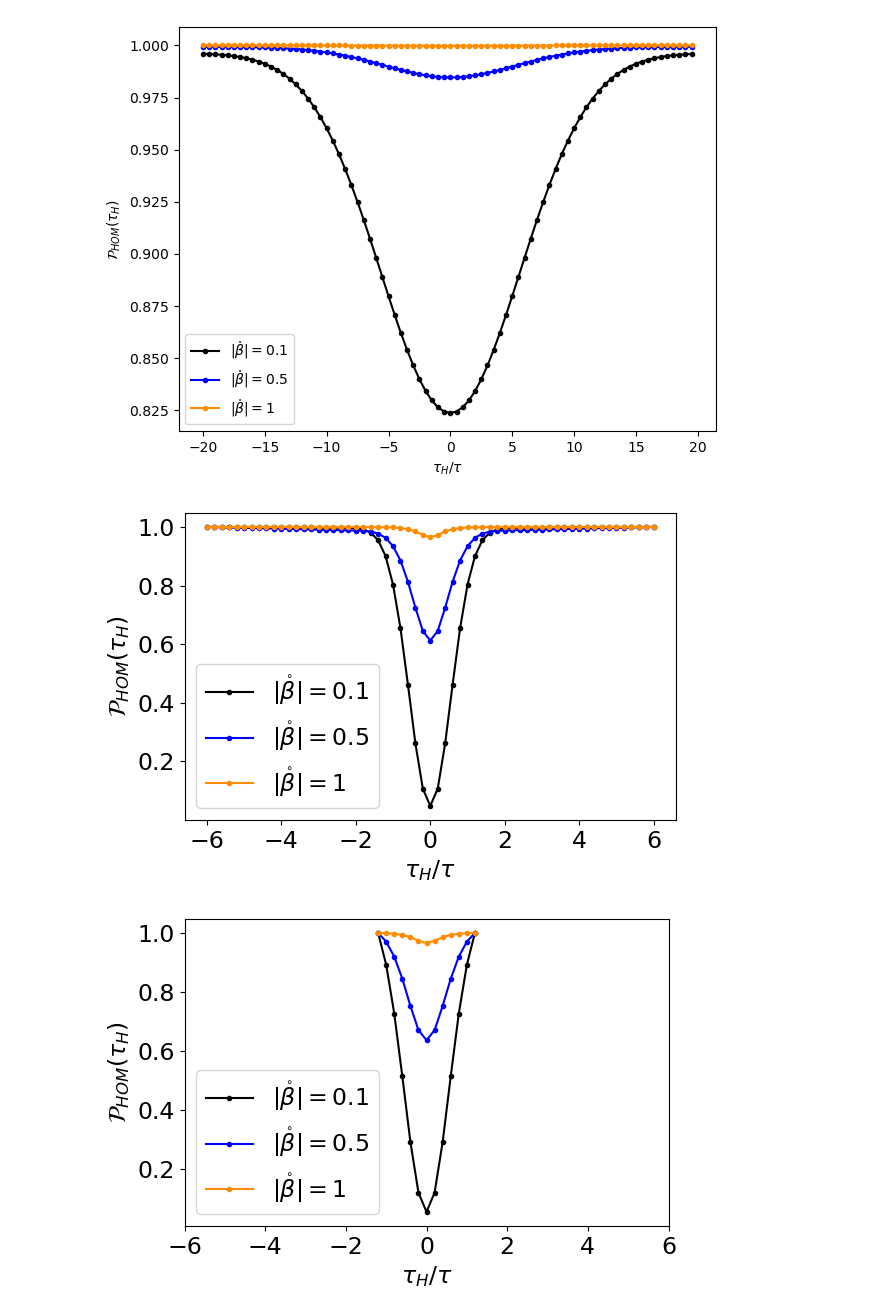
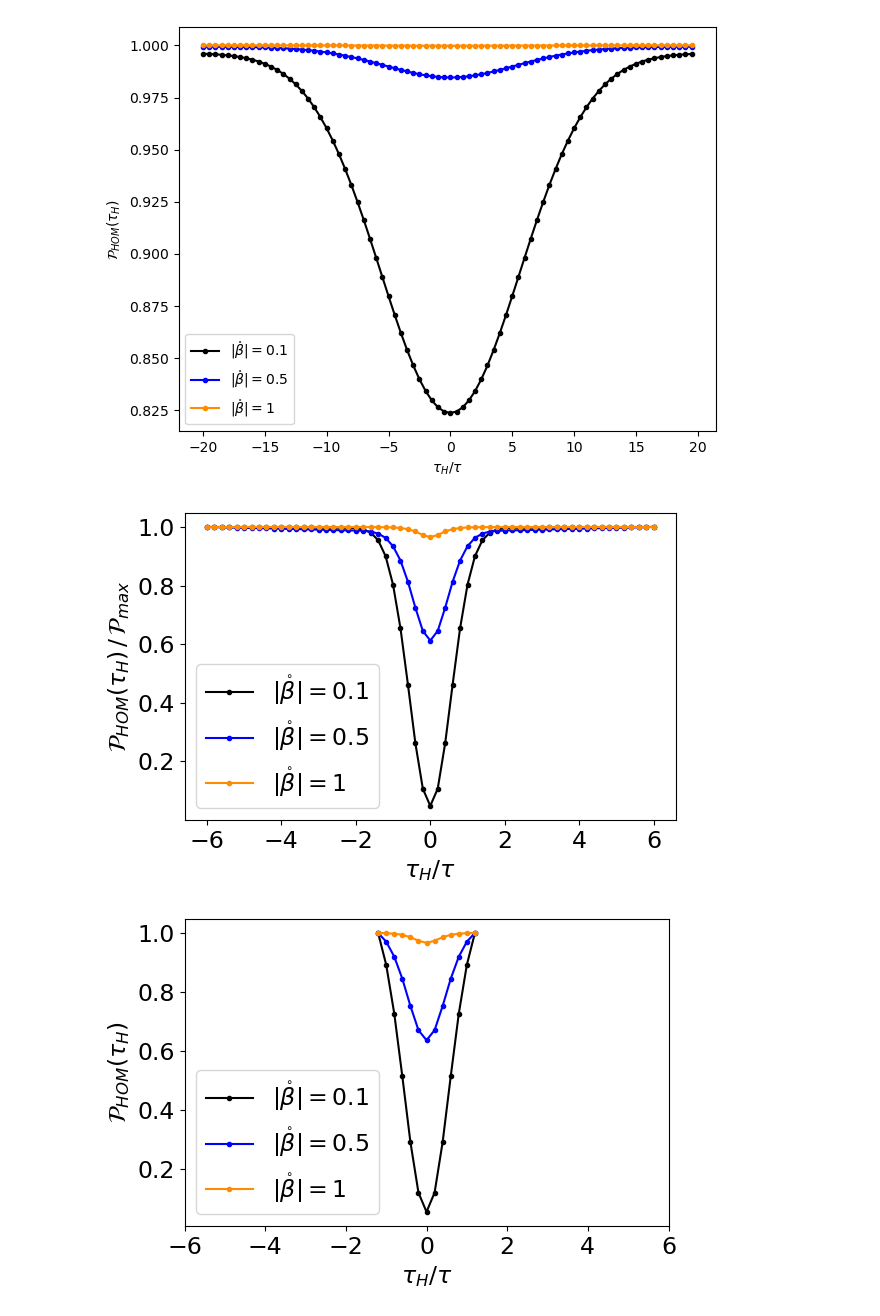
Before and after one commit to JKranias/Whittaker-Shannon-Decomposition, a Jupyter notebook: Whittaker-Shannon_code/Photodetection Paper Plots.ipynb, the cells around one changed output. Saved outputs shown, nothing was run; the diff lists cells and outputs as text; code cells hidden in the pictures.

```diff
--- a/Whittaker-Shannon_code/Photodetection Paper Plots.ipynb
+++ b/Whittaker-Shannon_code/Photodetection Paper Plots.ipynb
@@ -941,9 +941,10 @@ plt.show()
 [figure]
 # %%
 #plot with multiple Bc values for unshifted joint amplitude
+ratio = 10
 
-Tc=0.1
 Tp=1
+Tc = Tp/ ratio
 fine_param = 5
 klist=range(-6 * fine_param, (6 * fine_param)+1)
 
@@ -1010,36 +1011,36 @@ def dg_dip(bc):
     U, Q = sc.linalg.polar(B, side = "left")
     U, P = sc.linalg.polar(B, side = "right")
 
     detW = np.linalg.det(sech(Q))
     tanh2Q = np.matmul(tanh(Q),tanh(Q))
     tanh2P = np.matmul(tanh(P),tanh(P))
     P_min = (1 - detW)**2
     det_max = np.linalg.det(np.identity(len(Q)) - 0.25*(tanh2Q)) * np.linalg.det(np.identity(len(Q)) - 0.25*(tanh2P))
 
     #P_max equation no longer applies
     #P_max = 1+(detW**2)*(1-2/np.sqrt(det_max))
     P_max = Plist[0]
 
     return np.real(Plist/P_max)
 
 Pvals_1 = dg_dip(0.1)
 Pvals_5 = dg_dip(0.5)
 Pvals_10 = dg_dip(1)
 
 plt.figure(figsize=(6,4))
 plt.plot(np.array(klist)/fine_param, Pvals_1, color="black", label=r"$|\mathring{\beta}|=0.1$", marker=".")
 plt.plot(np.array(klist)/fine_param, Pvals_5, color="blue", label=r"$|\mathring{\beta}|=0.5$", marker=".")
 plt.plot(np.array(klist)/fine_param, Pvals_10, color="darkorange", label=r"$|\mathring{\beta}|=1$", marker=".")
 plt.xlabel(r"$\tau_H/\tau$")
-plt.ylabel(r"$\mathcal{P}_{HOM}(\tau_H)$")
+plt.ylabel(r"$\mathcal{P}_{HOM}(\tau_H)\,/\,\mathcal{P}_{max}$")
 plt.xticks(np.arange(-6,7, step=2))
 plt.legend(fontsize=fsize)
 #, bbox_to_anchor=(0.45, 0.48)
 plt.tight_layout()
-#plt.savefig("HOM_Dip.pdf")
+plt.savefig("HOM_Dip.pdf")
 plt.show()
 # %% [output]
-[figure, old version]
+[figure, new version]
 # %%
 #using a time window inside the natural coherence time
 
```
Also changed, not shown: parts of 4 cells of this notebook, 11 other files.
